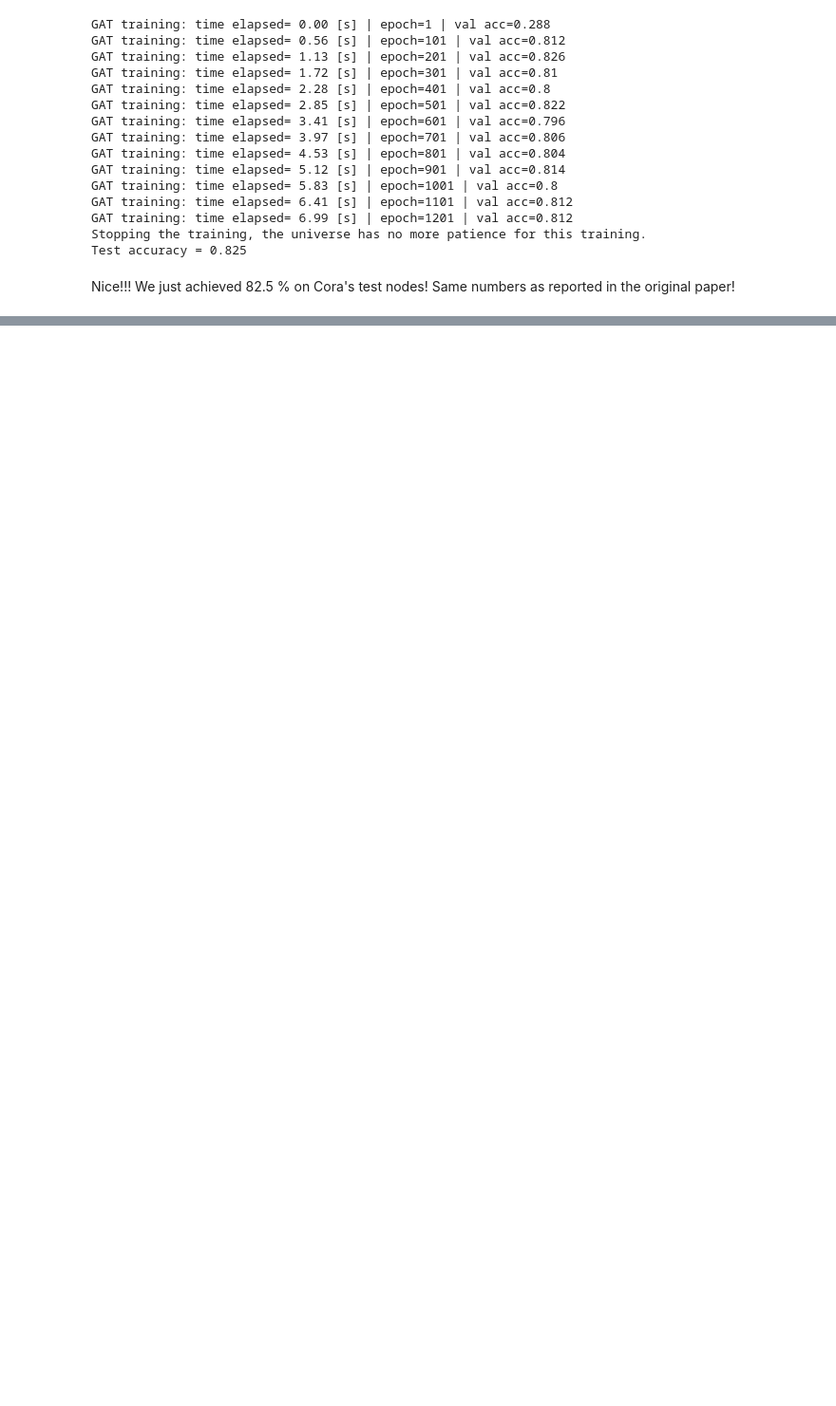
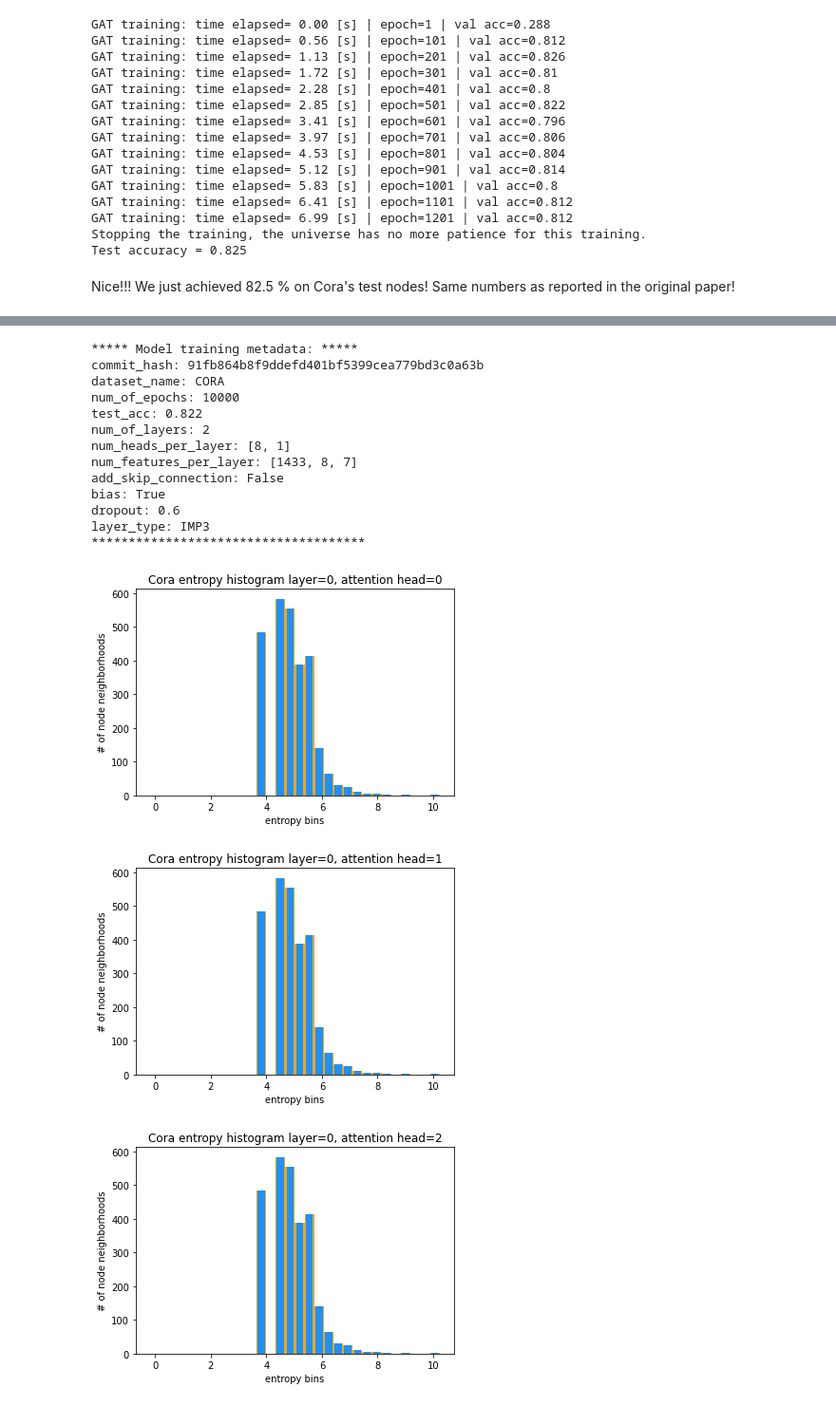
Before and after one commit to gordicaleksa/pytorch-GAT, a Jupyter notebook: The Annotated GAT.ipynb, the cells around one changed output, grey strips where cells are left out. Shown at 95% size. Saved outputs shown, nothing was run; the diff lists cells and outputs as text; code cells hidden in the pictures; blank space fills up the shorter version.

```diff
--- a/The Annotated GAT.ipynb
+++ b/The Annotated GAT.ipynb
@@ -1087,0 +1282,23 @@ Nice!!! We just achieved 82.5 % on Cora's test nodes! Same numbers as reported i
+# %%
+visualize_gat_properties(
+        model_name,
+        dataset_name,
+        visualization_type=VisualizationType.ENTROPY  # pick between attention, t-SNE embeddings and entropy
+)
+# %% [output]
+***** Model training metadata: *****
+commit_hash: 91fb864b8f9ddefd401bf5399cea779bd3c0a63b
+dataset_name: CORA
+num_of_epochs: 10000
+test_acc: 0.822
+num_of_layers: 2
+num_heads_per_layer: [8, 1]
+num_features_per_layer: [1433, 8, 7]
+add_skip_connection: False
+bias: True
+dropout: 0.6
+layer_type: IMP3
+*************************************
+[figure, added]
+[figure, added]
+[figure, added]
```
Also changed, not shown: parts of 20 cells of this notebook, 1 other file.
